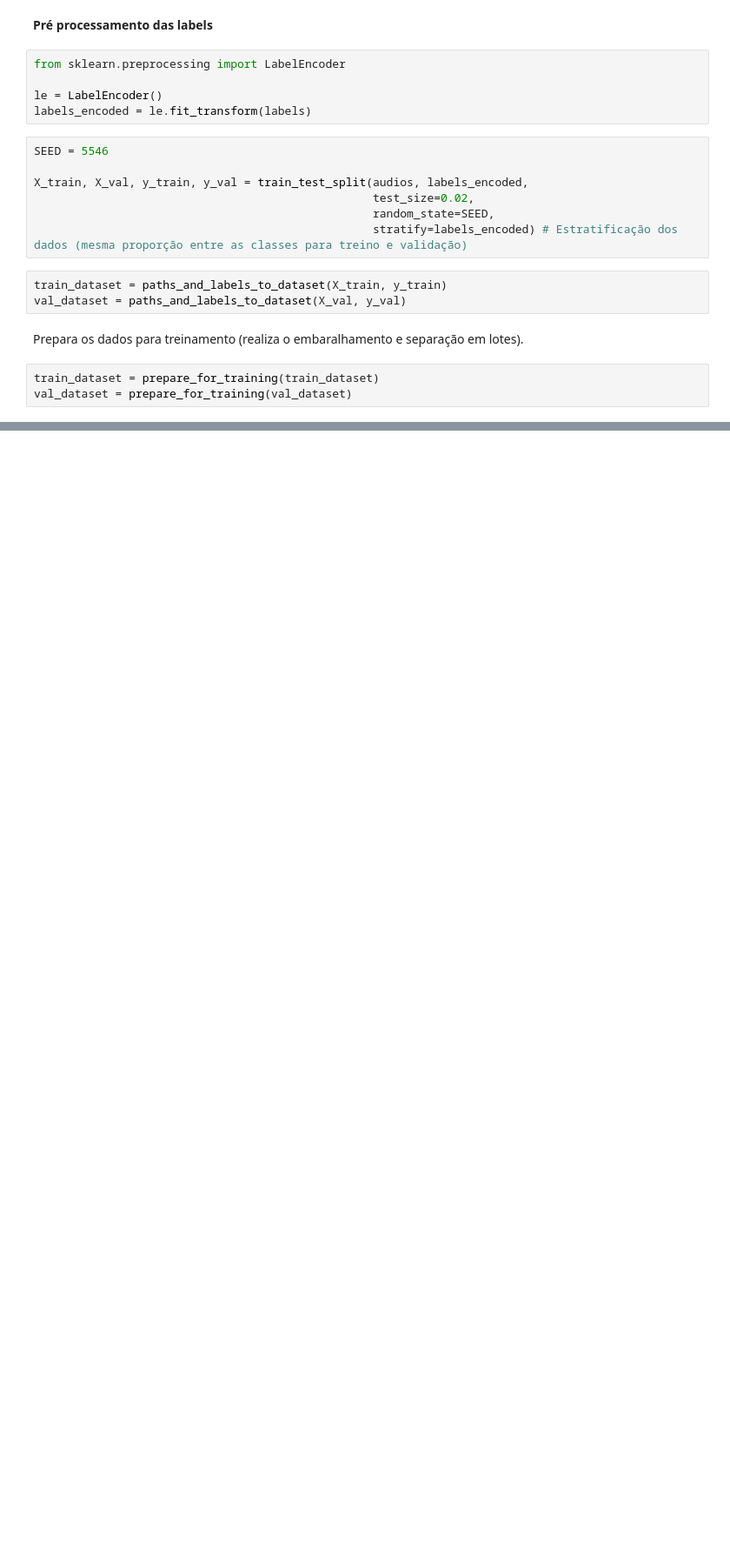
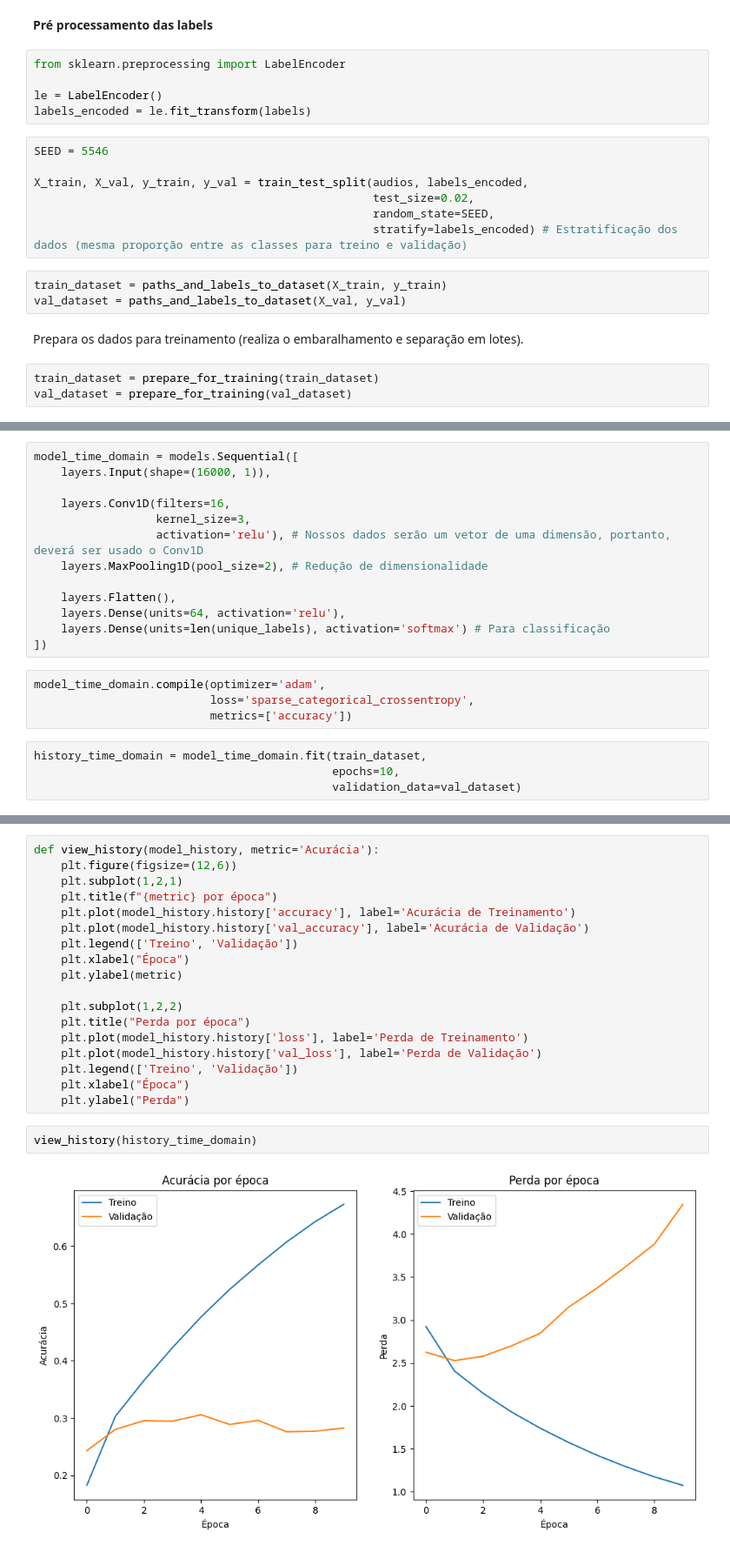
Before and after one commit to DiogoBotton/Deep_Learning_Learn, a Jupyter notebook: Decodificacao_de_Audio/01_audio_data.ipynb, the cells around one changed output, grey strips where cells are left out. Shown at 87% size. Cells and saved outputs as stored; diff of their text form; blank space fills up the shorter version.

```diff
--- a/Decodificacao_de_Audio/01_audio_data.ipynb
+++ b/Decodificacao_de_Audio/01_audio_data.ipynb
@@ -194,0 +214,21 @@ val_dataset = prepare_for_training(val_dataset)
+# %%
+model_time_domain = models.Sequential([
+    layers.Input(shape=(16000, 1)),
+
+    layers.Conv1D(filters=16,
+                  kernel_size=3,
+                  activation='relu'), # Nossos dados serão um vetor de uma dimensão, portanto, deverá ser usado o Conv1D
+    layers.MaxPooling1D(pool_size=2), # Redução de dimensionalidade
+
+    layers.Flatten(),
+    layers.Dense(units=64, activation='relu'),
+    layers.Dense(units=len(unique_labels), activation='softmax') # Para classificação
+])
+# %%
+model_time_domain.compile(optimizer='adam',
+                          loss='sparse_categorical_crossentropy',
+                          metrics=['accuracy'])
+# %%
+history_time_domain = model_time_domain.fit(train_dataset,
+                                            epochs=10,
+                                            validation_data=val_dataset)
@@ -194,0 +263,22 @@ val_dataset = prepare_for_training(val_dataset)
+# %%
+def view_history(model_history, metric='Acurácia'):
+    plt.figure(figsize=(12,6))
+    plt.subplot(1,2,1)
+    plt.title(f"{metric} por época")
+    plt.plot(model_history.history['accuracy'], label='Acurácia de Treinamento')
+    plt.plot(model_history.history['val_accuracy'], label='Acurácia de Validação')
+    plt.legend(['Treino', 'Validação'])
+    plt.xlabel("Época")
+    plt.ylabel(metric)
+
+    plt.subplot(1,2,2)
+    plt.title("Perda por época")
+    plt.plot(model_history.history['loss'], label='Perda de Treinamento')
+    plt.plot(model_history.history['val_loss'], label='Perda de Validação')
+    plt.legend(['Treino', 'Validação'])
+    plt.xlabel("Época")
+    plt.ylabel("Perda")
+# %%
+view_history(history_time_domain)
+# %% [output]
+[figure, added]
```
Also changed, not shown: parts of 16 cells of this notebook.
